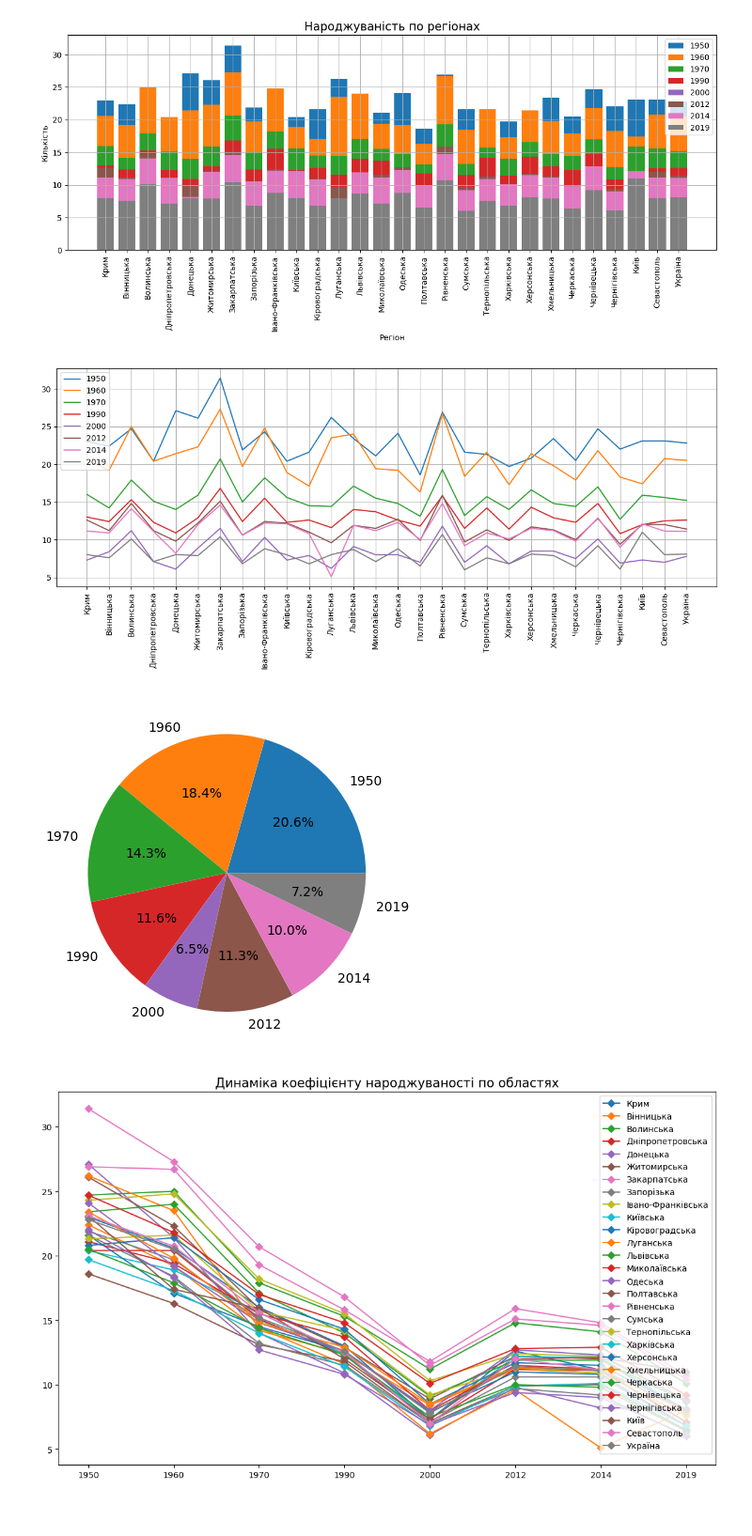
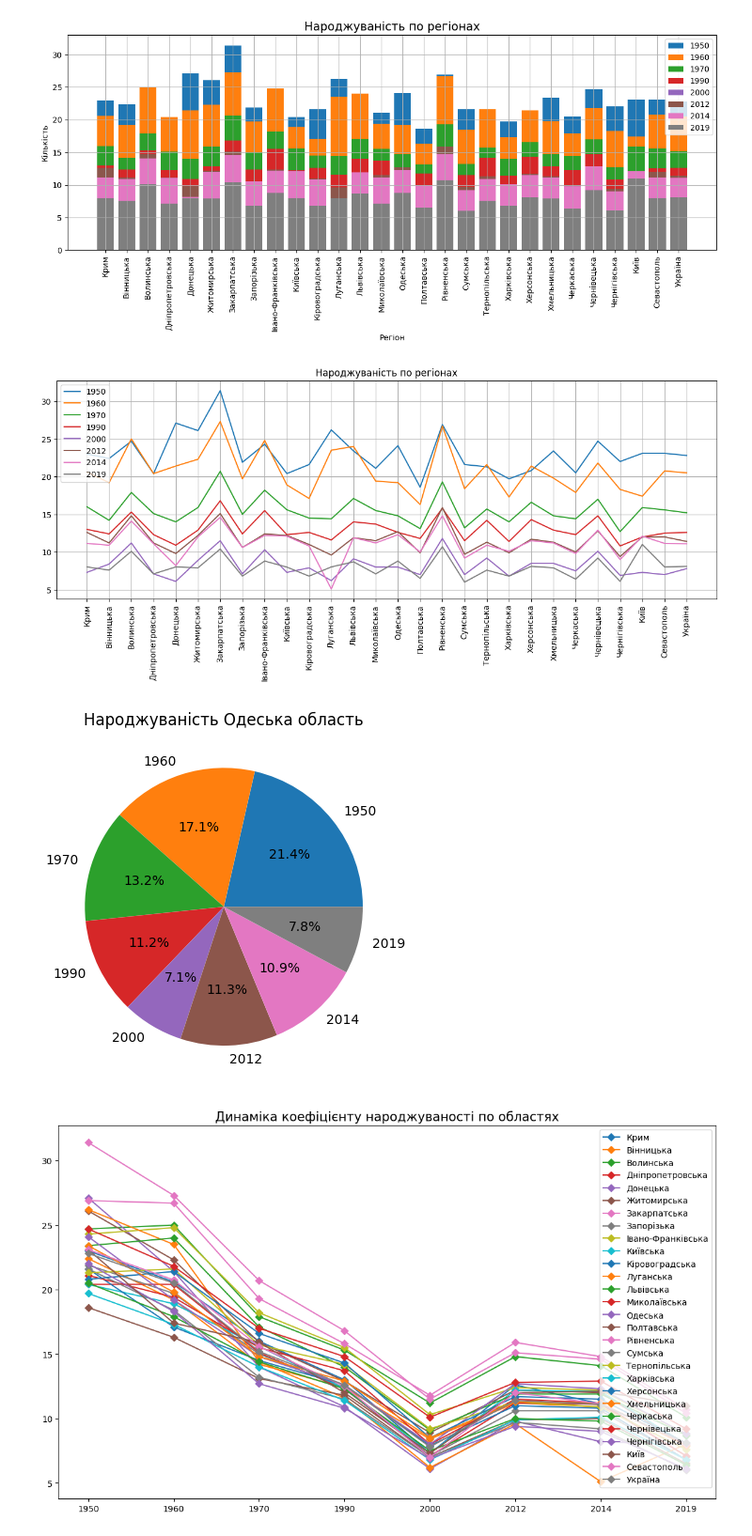
Before and after one commit to tarsweb-Python-GOIT/DS-HW, a Jupyter notebook: hw-02-01.ipynb, the cells around one changed output. Shown at 94% size. Drawn from its saved outputs; the diff is of its cells as text; code cells hidden in the pictures.

Commit message:
update visualization

```diff
--- a/hw-02-01.ipynb
+++ b/hw-02-01.ipynb
@@ -215,16 +215,20 @@ plt.show()
 plt.figure(figsize=(15,5))
 plt.plot(dataframe["Регіон"], dataframe[dataframe.columns[1:]], label=data.columns[1:])
 plt.xticks(rotation=90)
+plt.title("Народжуваність по регіонах")
 plt.legend()
 plt.grid()
 plt.show()
 # %% [output]
-[figure, old version]
+[figure, new version]
 # %%
-plt.pie(dataframe.iloc[0][1:], labels=dataframe.columns[1:], autopct='%1.1f%%')
+
+# dataframe.iloc[14][1:].plot(kind="pie", title="Народжуваність по регіонах", autopct='%1.1f%%')
+plt.pie(dataframe.iloc[14][1:], labels=dataframe.columns[1:], autopct='%1.1f%%')
+plt.title("Народжуваність Одеська область")
 plt.show()
 # %% [output]
-[figure, old version]
+[figure, new version]
 # %%
 plt.figure(figsize=(14,8))
 
```
Also changed, not shown: 1 other file.
